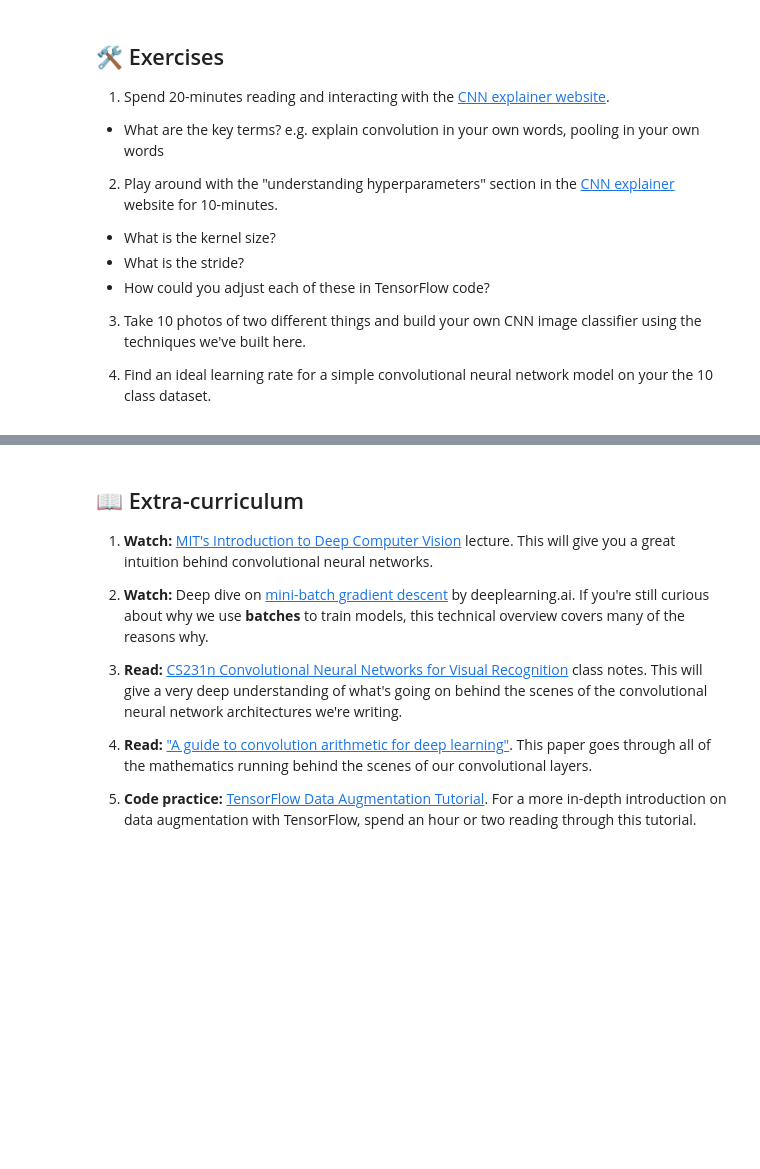
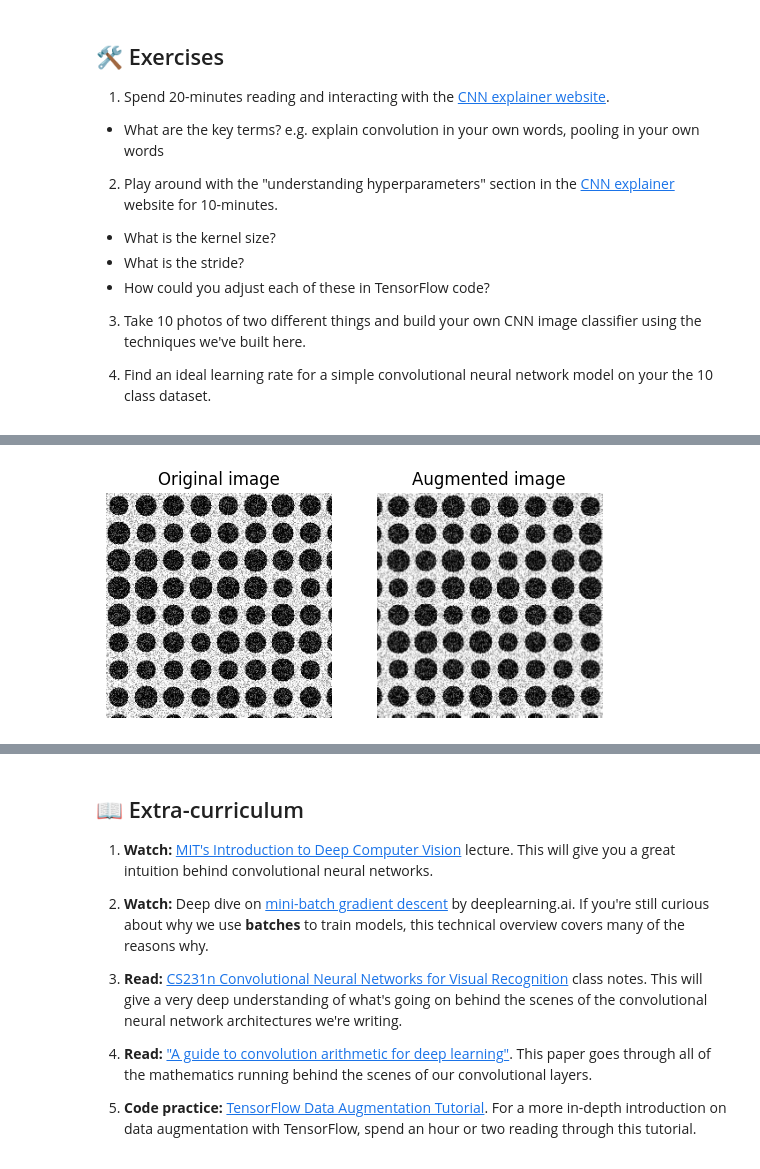
Before and after one commit to Fertmeneses/tensorflow-deep-learning, a Jupyter notebook: practice/03_exercises.ipynb, the cells around one changed output, grey strips where cells are left out. Drawn from its saved outputs; the diff is of its cells as text; code cells hidden in the pictures; blank space fills up the shorter version.

```diff
--- a/practice/03_exercises.ipynb
+++ b/practice/03_exercises.ipynb
@@ -16,0 +218,17 @@
+# %%
+# Create ImageDataGenerator training instance with data augmentation
+train_datagen_augmented = ImageDataGenerator(rescale=1/255.,
+                                             rotation_range=0, # rotate the image slightly between 0 and 20 degrees (note: this is an int not a float)
+                                             shear_range=0, # shear the image
+                                             zoom_range=0.01, # zoom into the image
+                                             width_shift_range=0, # shift the image width ways
+                                             height_shift_range=0, # shift the image height ways
+                                             horizontal_flip=True, # flip the image on the horizontal axis
+                                             vertical_flip=True # flip the image on the vertical axis
+                                             )
+
+# Create ImageDataGenerator training instance without data augmentation
+train_datagen = ImageDataGenerator(rescale=1/255.)
+
+# Create ImageDataGenerator test instance without data augmentation
+test_datagen = ImageDataGenerator(rescale=1/255.)
@@ -16,0 +289,16 @@
+# %%
+# Get data batch samples
+images, labels = next(train_data_demo)
+augmented_images, augmented_labels = next(train_data_augmented_demo) # Note: labels aren't augmented, they stay the same
+# %%
+# Show original image and augmented image
+random_number = random.randint(0, 31) # we're making batches of size 32, so we'll get a random instance
+fig, ax = plt.subplots(1,2)
+ax[0].imshow(images[random_number],cmap='gray')
+ax[0].set_title(f"Original image")
+ax[0].axis(False)
+ax[1].imshow(augmented_images[random_number],cmap='gray')
+ax[1].set_title(f"Augmented image")
+ax[1].axis(False);
+# %% [output]
+[figure, added]
```
Also changed, not shown: parts of 26 cells of this notebook, 2 other files.
